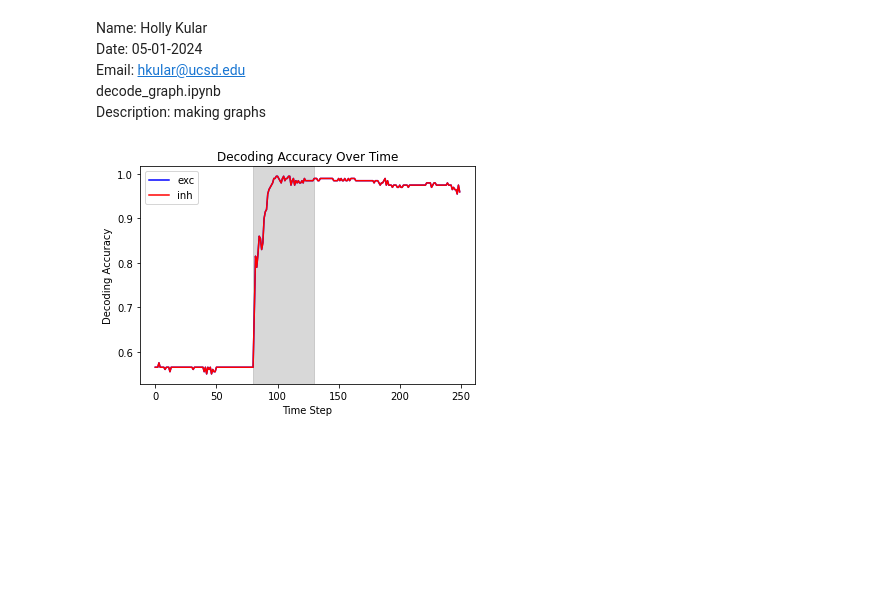
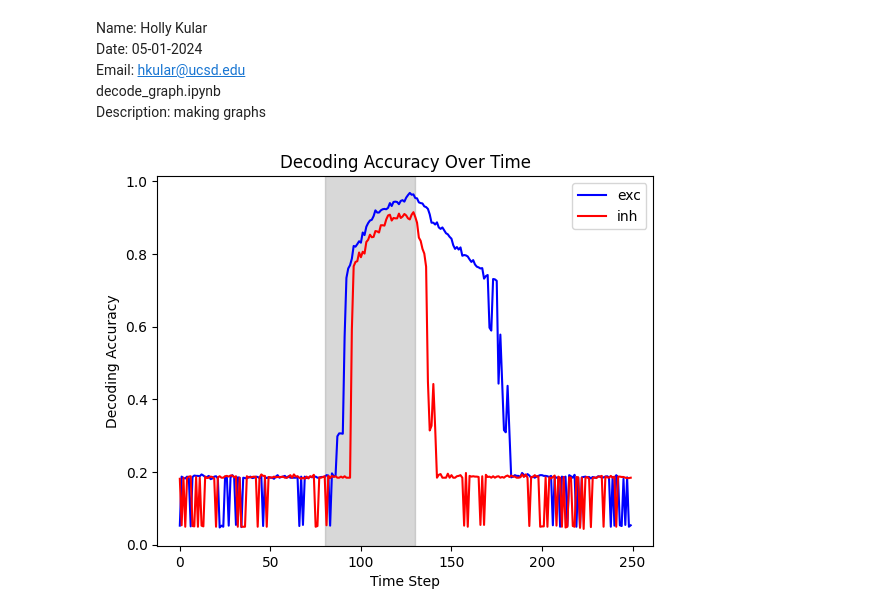
Before and after one commit to hkular/RNN_Geo, a Jupyter notebook: decode_graph.ipynb, the cells around one changed output. Cells and saved outputs as stored; diff of their text form; code cells hidden in the pictures; blank space fills up the shorter version.

Commit message:
make graphs

```diff
--- a/decode_graph.ipynb
+++ b/decode_graph.ipynb
@@ -14,10 +15,12 @@ import os
 
 # what do I want to look at?
 # ==========================================================================================================
+model = 0
+
 RNN_params1 = {}
 RNN_params1['prob_split'] = '70_30'
-RNN_params1['afc'] = 2
-RNN_params1['coh'] = 'hi'
+RNN_params1['afc'] = 6
+RNN_params1['coh'] = 'lo'
 RNN_params1['feedback'] = False
 RNN_params1['thresh'] = [.3,.7]
 
@@ -25,15 +28,15 @@ RNN_params1['thresh'] = [.3,.7]
 D_params1 = {}
 D_params1['time_avg'] = False
 D_params1['t_win'] = [200,-1]
-D_params1['label'] = 'choice' # 'stim' or 'choice'
+D_params1['label'] = 'stim' # 'stim' or 'choice'
 D_params1['units'] = 'exc' # 'all' or 'exc' or 'inh'
 D_params1['pred'] = 'expected' # 'expected' or 'unexpected', trials had stim 0 or 1 dominant
 
 
 RNN_params2 = {}
 RNN_params2['prob_split'] = '70_30'
-RNN_params2['afc'] = 2
-RNN_params2['coh'] = 'hi'
+RNN_params2['afc'] = 6
+RNN_params2['coh'] = 'lo'
 RNN_params2['feedback'] = False
 RNN_params2['thresh'] = [.3,.7]
 
@@ -41,13 +44,13 @@ RNN_params2['thresh'] = [.3,.7]
 D_params2 = {}
 D_params2['time_avg'] = False
 D_params2['t_win'] = [200,-1]
-D_params2['label'] = 'choice' # 'stim' or 'choice'
+D_params2['label'] = 'stim' # 'stim' or 'choice'
 D_params2['units'] = 'inh' # 'all' or 'exc' or 'inh'
 D_params2['pred'] = 'expected' # 'expected' or 'unexpected', trials had stim 0 or 1 dominant
 
 # Timing of task
 task_info = {}
-task_info['trials'] = 200
+task_info['trials'] = 1000
 task_info['trial_dur'] = 250  # trial duration (timesteps)
 task_info['stim_on'] = 80
 task_info['stim_dur'] = 50
@@ -59,49 +62,56 @@ if sys.platform.startswith('linux'):
     data_dir1 = f"/mnt/neurocube/local/serenceslab/holly/RNN_Geo/data/rdk_{RNN_params1['prob_split']}_{RNN_params1['afc']}afc/feedforward_only/{RNN_params1['coh']}_coh"
 else:
     data_dir1 = f"/Volumes/serenceslab/holly/RNN_Geo/data/rdk_{RNN_params1['prob_split']}_{RNN_params1['afc']}afc/feedforward_only/{RNN_params1['coh']}_coh"
+mat_files1 = [f for f in os.listdir(data_dir1) if f.endswith('.mat')]# Get all the trained models (should be 40 .mat files)
+model_path1 = os.path.join(data_dir1, mat_files1[model])
+model1 = loadmat(model_path1) # model.keys()
 
 # Change this if we want a different number of trials and different default stim (0 is the one RNN was trained on)
 if D_params1['pred'] == 'expected':
-    data_file = f"{data_dir1}/Trials{task_info['trials']}_0expected.npz"
+    data_file = f"{data_dir1}/Trials{task_info['trials']}_model{model_path1[-7:-4]}_0expected.npz"
 elif D_params1['pred'] == 'unexpected':
-    data_file = f"{data_dir1}/Trials{task_info['trials']}_1expected.npz"
+    data_file = f"{data_dir1}/Trials{task_info['trials']}_model{model_path1[-7:-4]}_1expected.npz"
 
 if sys.platform.startswith('linux'):
     data_dir2 = f"/mnt/neurocube/local/serenceslab/holly/RNN_Geo/data/rdk_{RNN_params2['prob_split']}_{RNN_params2['afc']}afc/feedforward_only/{RNN_params2['coh']}_coh"
 else:
     data_dir2 = f"/Volumes/serenceslab/holly/RNN_Geo/data/rdk_{RNN_params2['prob_split']}_{RNN_params2['afc']}afc/feedforward_only/{RNN_params2['coh']}_coh"
 
+mat_files2 = [f for f in os.listdir(data_dir2) if f.endswith('.mat')]# Get all the trained models (should be 40 .mat files)
+model_path2 = os.path.join(data_dir2, mat_files2[model])
+model2 = loadmat(model_path2) # model.keys()
+
 # Change this if we want a different number of trials and different default stim (0 is the one RNN was trained on)
 if D_params2['pred'] == 'expected':
-    data_file = f"{data_dir2}/Trials{task_info['trials']}_0expected.npz"
+    data_file = f"{data_dir2}/Trials{task_info['trials']}_model{model_path2[-7:-4]}_0expected.npz"
 elif D_params2['pred'] == 'unexpected':
-    data_file = f"{data_dir2}/Trials{task_info['trials']}_1expected.npz"
+    data_file = f"{data_dir2}/Trials{task_info['trials']}_model{model_path2[-7:-4]}_1expected.npz"
 
 # =================
 # load npzs
-full_file1 = os.path.join(data_dir1, f"decode_T{task_info['trials']}_{D_params1['label']}_{D_params1['pred']}.npz")
-full_file2 = os.path.join(data_dir2, f"decode_T{task_info['trials']}_{D_params2['label']}_{D_params2['pred']}.npz")
+full_file1 = os.path.join(data_dir1, f"decode_T{task_info['trials']}_model{model_path1[-7:-4]}_{D_params1['label']}_{D_params1['pred']}_{D_params1['units']}.npz")
+full_file2 = os.path.join(data_dir2, f"decode_T{task_info['trials']}_model{model_path2[-7:-4]}_{D_params2['label']}_{D_params2['pred']}_{D_params2['units']}.npz")
 
 acc1 = np.load(full_file1)
 acc2 = np.load(full_file2)
 # %%
-save_plt = False
+save_plt = True
 # display on one graph
 plt.figure()
 
 plt.plot(range(task_info['trial_dur']), acc1['decoding_acc'], label='exc', color='blue')
 plt.plot(range(task_info['trial_dur']), acc2['decoding_acc'], label='inh', color='red')
 
 plt.xlabel('Time Step')
 plt.ylabel('Decoding Accuracy')
 plt.title('Decoding Accuracy Over Time')
 plt.legend()  # Add legend to identify lines
 
 plt.axvspan(task_info['stim_on'], task_info['stim_on']+task_info['stim_dur'], color = 'gray', alpha = 0.3)
 
 if save_plt:
-  plt.savefig(f"{data_dir1}/decode_T{task_info['trials']}_{D_params['label']}_{D_params['pred']}.png")
+  plt.savefig(f"{data_dir1}/decode_T{task_info['trials']}_model{model_path1[-7:-4]}_{D_params1['label']}_{D_params1['pred']}_{D_params1['units']}.png")
 
 plt.show()
 # %% [output]
-[figure, old version]
+[figure, new version]
```
Also changed, not shown: parts of 3 cells of this notebook, 5 other files.
